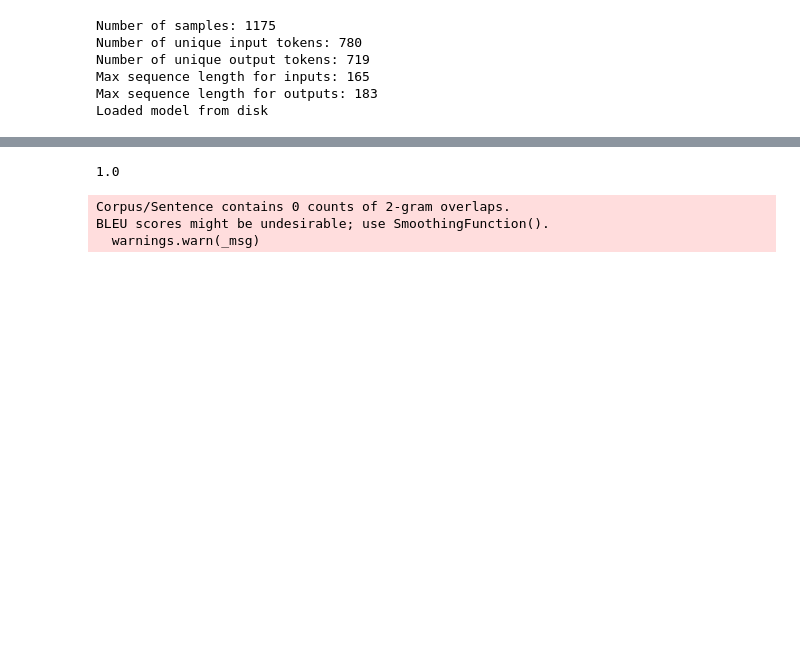
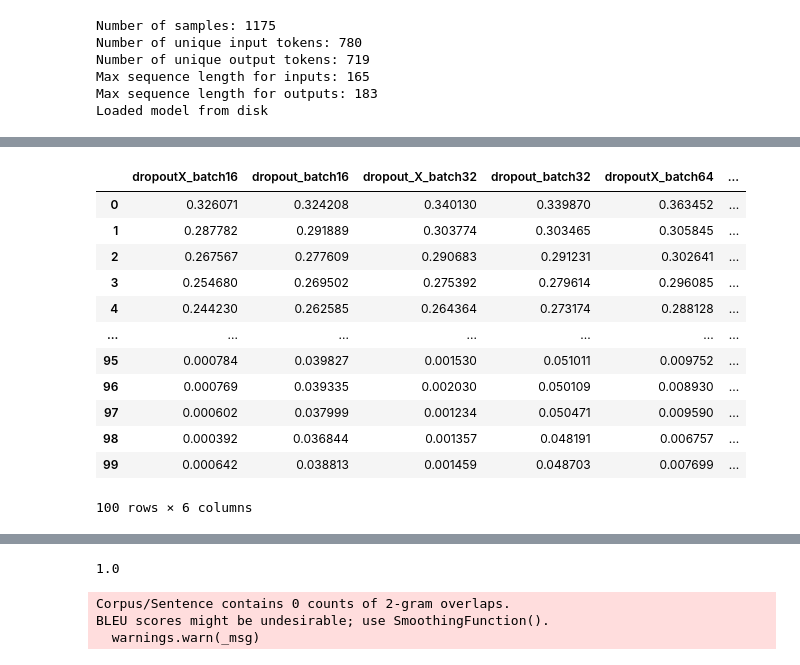
Before and after one commit to Joonyeong97/Jeju_Analysis_Project, a Jupyter notebook: final_project/LYT/GRU_attention/model_검증.ipynb, the cells around one changed output, grey strips where cells are left out. Cells and saved outputs as stored; diff of their text form; code cells hidden in the pictures; blank space fills up the shorter version.

```diff
--- a/final_project/LYT/GRU_attention/model_검증.ipynb
+++ b/final_project/LYT/GRU_attention/model_검증.ipynb
@@ -475,0 +462,19 @@ BLEU scores might be undesirable; use SmoothingFunction().
+# %%
+import pandas as pd
+#
+loss = pd.read_csv("/content/dropX_loss.csv",sep=',',encoding='UTF-8',names=None)
+loss
+# %% [output]
+|  | dropoutX_batch16 | dropout_batch16 | dropout_X_batch32 | dropout_batch32 | dropoutX_batch64 | ... |
+| 0 | 0.326071 | 0.324208 | 0.340130 | 0.339870 | 0.363452 | ... |
+| 1 | 0.287782 | 0.291889 | 0.303774 | 0.303465 | 0.305845 | ... |
+| 2 | 0.267567 | 0.277609 | 0.290683 | 0.291231 | 0.302641 | ... |
+| 3 | 0.254680 | 0.269502 | 0.275392 | 0.279614 | 0.296085 | ... |
+| 4 | 0.244230 | 0.262585 | 0.264364 | 0.273174 | 0.288128 | ... |
+| ... | ... | ... | ... | ... | ... | ... |
+| 95 | 0.000784 | 0.039827 | 0.001530 | 0.051011 | 0.009752 | ... |
+| 96 | 0.000769 | 0.039335 | 0.002030 | 0.050109 | 0.008930 | ... |
+| 97 | 0.000602 | 0.037999 | 0.001234 | 0.050471 | 0.009590 | ... |
+| 98 | 0.000392 | 0.036844 | 0.001357 | 0.048191 | 0.006757 | ... |
+| 99 | 0.000642 | 0.038813 | 0.001459 | 0.048703 | 0.007699 | ... |
+100 rows × 6 columns
```
Also changed, not shown: parts of 17 cells of this notebook.
